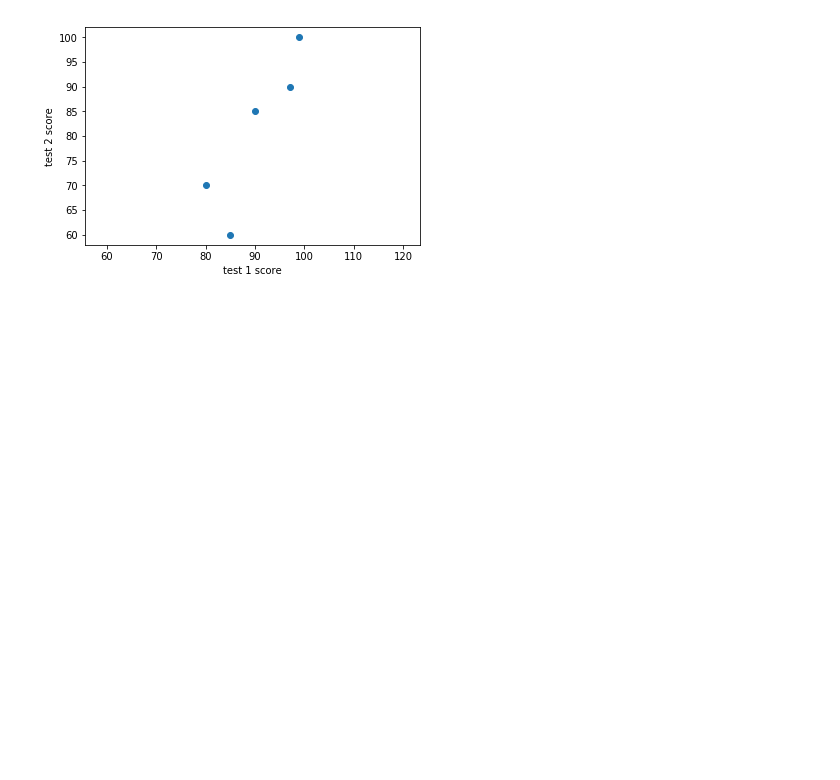
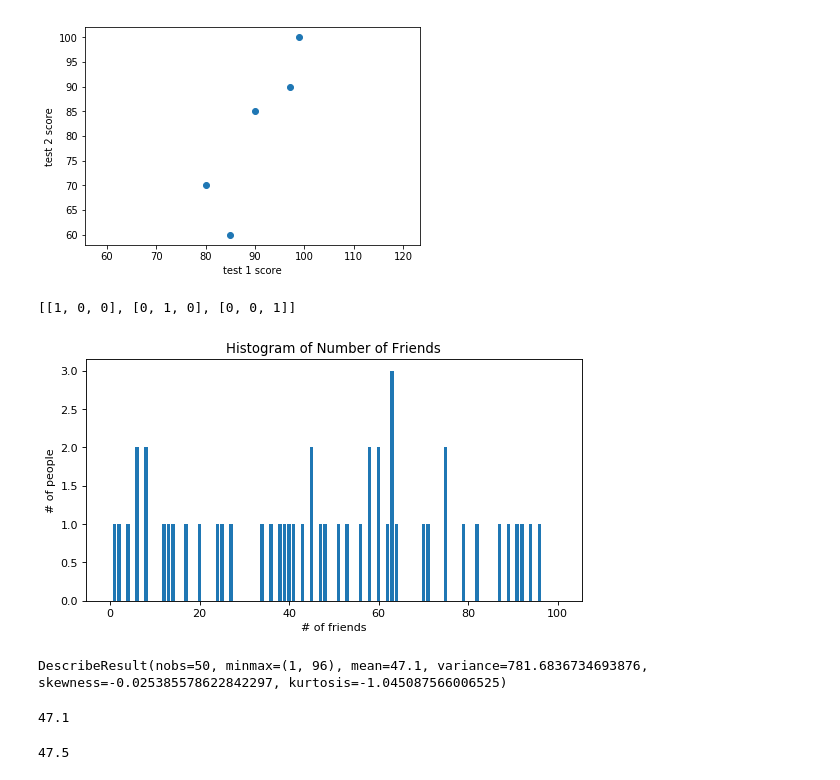
Before and after one commit to PengInGitHub/catboost, a Jupyter notebook: LinearRegression.ipynb, the cells around one changed output. Drawn from its saved outputs; the diff is of its cells as text; code cells hidden in the pictures; blank space fills up the shorter version.

```diff
--- a/LinearRegression.ipynb
+++ b/LinearRegression.ipynb
@@ -523,0 +584,59 @@ plt.show();
+# %%
+# Matrices
+# a matrix is a 2-d collection of numbers
+# present matrix as list of lists
+# A[i][j]: element in the ith row and jth col
+
+# A has len(A) rows and len(A[0]) columns
+A = [[1,2,3],
+     [4,5,6],
+     [7,8,9]]
+
+B = [[1,2],
+     [4,5],
+     [7,8]]
+
+def shape(A):
+    num_rows = len(A)
+    num_cols = len(A[0])
+    return num_rows,num_cols
+
+# get row by index df.iloc[]
+def get_row(A, i):
+    return A[i]
+
+def get_col(A, j):
+    return [A_i[j]
+            for A_i in A]
+
+def make_matrix(num_rows, num_cols, entry_func):
+    return [[entry_func(i, j)
+            for j in range(num_cols)]
+            for i in range(num_rows)]
+
+def sum_up(i,j):
+    return i+j
+
+def is_digonal(i, j):
+    return 1 if i ==j else 0
+
+print(make_matrix(3,3,is_digonal))
+# %% [output]
+[[1, 0, 0], [0, 1, 0], [0, 0, 1]]
+# %%
+# Chapter 5 Statistics
+# Describing a single set of data
+from random import choices
+num_friends = choices(range(100), k=50)
+# %%
+friends_count = Counter(num_friends)
+xs = range(101)
+ys = [friends_count[x] for x in xs]
+plt.figure(figsize=(8, 4), dpi=80)
+plt.bar(xs, ys)
+plt.title('Histogram of Number of Friends')
+plt.xlabel('# of friends')
+plt.ylabel('# of people')
+plt.show();
+# %% [output]
+[figure, added]
@@ -523,0 +646,11 @@ plt.show();
+# %%
+stats.describe(num_friends)
+# %% [output]
+DescribeResult(nobs=50, minmax=(1, 96), mean=47.1, variance=781.6836734693876, skewness=-0.025385578622842297, kurtosis=-1.045087566006525)
+# %%
+# central tendency
+def mean(x):
+    return sum(x) / len(x)
+mean(num_friends)
+# %% [output]
+47.1
@@ -523,0 +669,4 @@ plt.show();
+# %%
+median(num_friends)
+# %% [output]
+47.5
```
Also changed, not shown: parts of 28 cells of this notebook.
